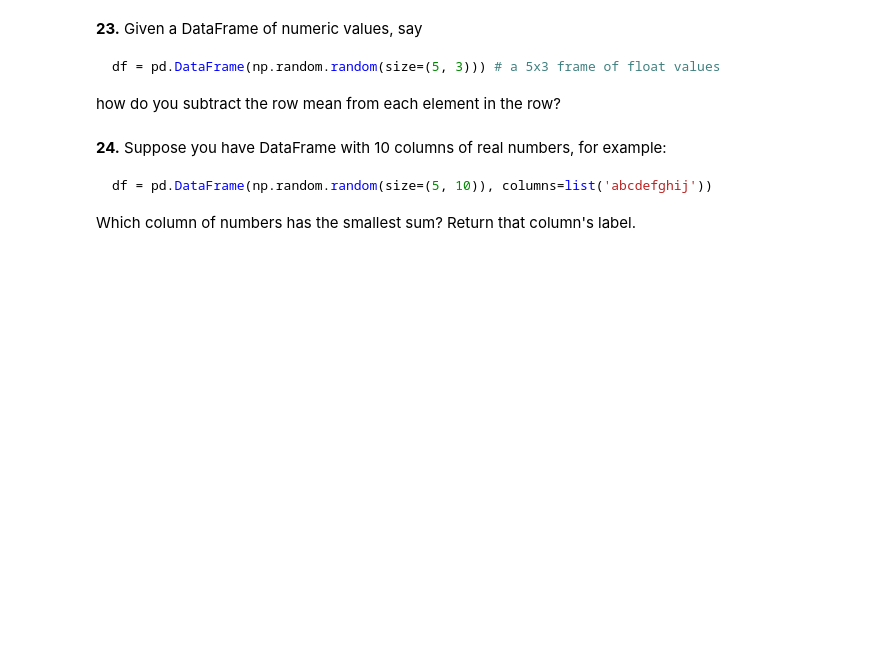
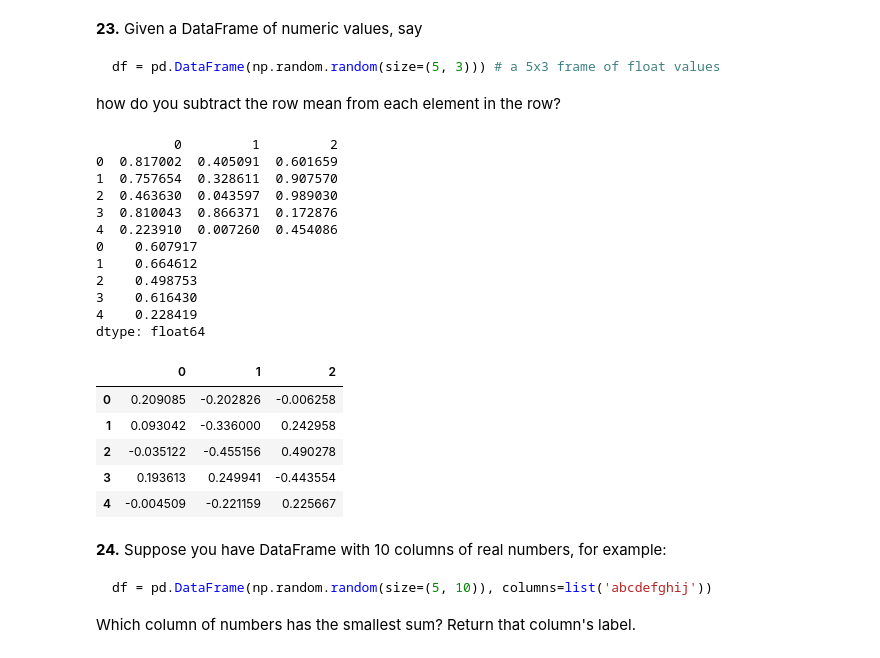
Before and after one commit to Khaleeb/100-pandas-puzzles, a Jupyter notebook: 100-pandas-puzzles.ipynb, the cells around one changed output. Cells and saved outputs as stored; diff of their text form; code cells hidden in the pictures; blank space fills up the shorter version.

````diff
--- a/100-pandas-puzzles.ipynb
+++ b/100-pandas-puzzles.ipynb
@@ -352,6 +352,30 @@ df = pd.DataFrame(np.random.random(size=(5, 3))) # a 5x3 frame of float values
 ```
 
 how do you subtract the row mean from each element in the row?
+# %%
+df = pd.DataFrame(np.random.random(size=(5, 3)))
+print(df)
+print(df.mean(axis=1))
+df.sub(df.mean(axis=1), axis=0)
+# %% [output]
+          0         1         2
+0  0.817002  0.405091  0.601659
+1  0.757654  0.328611  0.907570
+2  0.463630  0.043597  0.989030
+3  0.810043  0.866371  0.172876
+4  0.223910  0.007260  0.454086
+0    0.607917
+1    0.664612
+2    0.498753
+3    0.616430
+4    0.228419
+dtype: float64
+|  | 0 | 1 | 2 |
+| 0 | 0.209085 | -0.202826 | -0.006258 |
+| 1 | 0.093042 | -0.336000 | 0.242958 |
+| 2 | -0.035122 | -0.455156 | 0.490278 |
+| 3 | 0.193613 | 0.249941 | -0.443554 |
+| 4 | -0.004509 | -0.221159 | 0.225667 |
 # %% [markdown]
 **24.** Suppose you have DataFrame with 10 columns of real numbers, for example:
 
````
